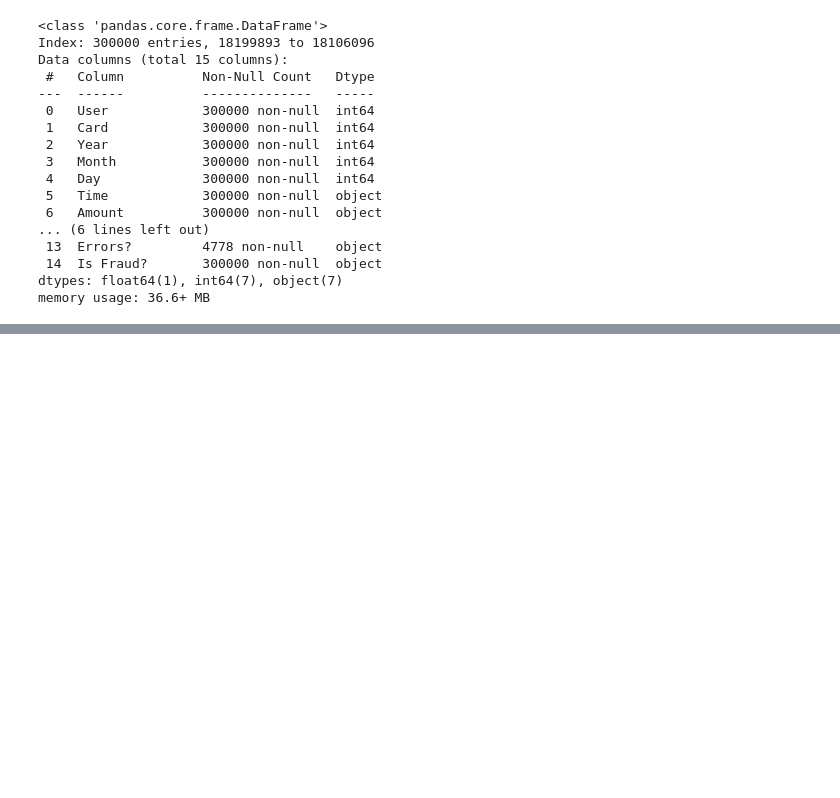
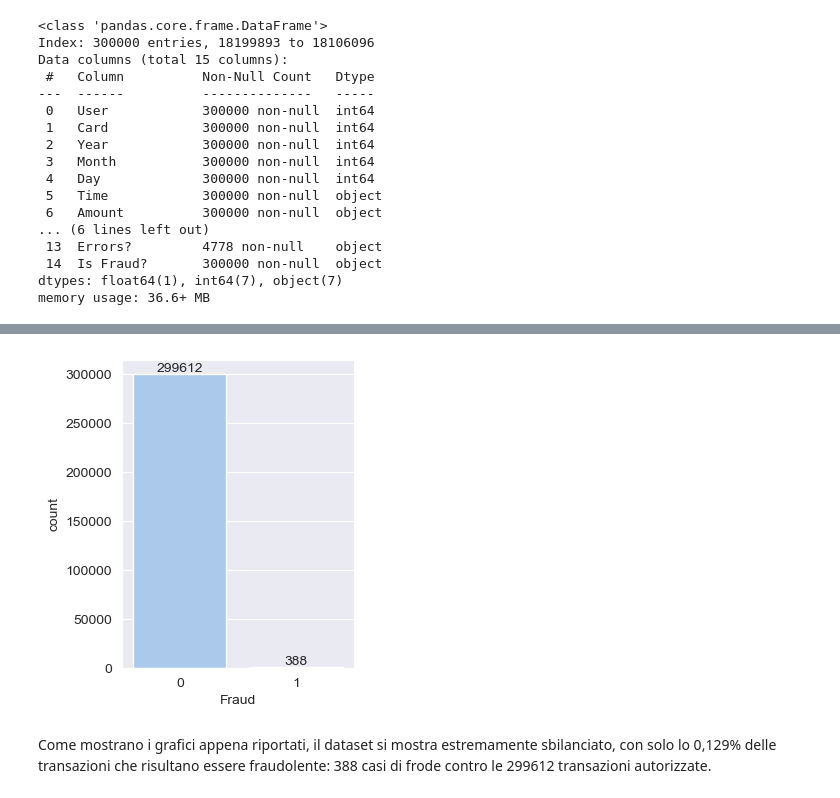
Before and after one commit to marcosantoriello/CCFDetector, a Jupyter notebook: CreditCardFraudDetector.ipynb, the cells around one changed output, grey strips where cells are left out. Drawn from its saved outputs; the diff is of its cells as text; code cells hidden in the pictures; blank space fills up the shorter version.

Commit message:
Data Understanding e inizio Data Preparation

```diff
--- a/CreditCardFraudDetector.ipynb
+++ b/CreditCardFraudDetector.ipynb
@@ -75,0 +113,9 @@ df.head(10)
+# %%
+plt.figure(figsize=(3,4))
+ax = sns.countplot(x='Fraud',data=df,palette="pastel")
+for i in ax.containers:
+    ax.bar_label(i,)
+# %% [output]
+[figure, added]
+# %% [markdown]
+Come mostrano i grafici appena riportati, il dataset si mostra estremamente sbilanciato, con solo lo 0,129% delle transazioni che risultano essere fraudolente: 388 casi di frode contro le 299612 transazioni autorizzate.
```
Also changed, not shown: parts of 23 cells of this notebook, 4 other files.
